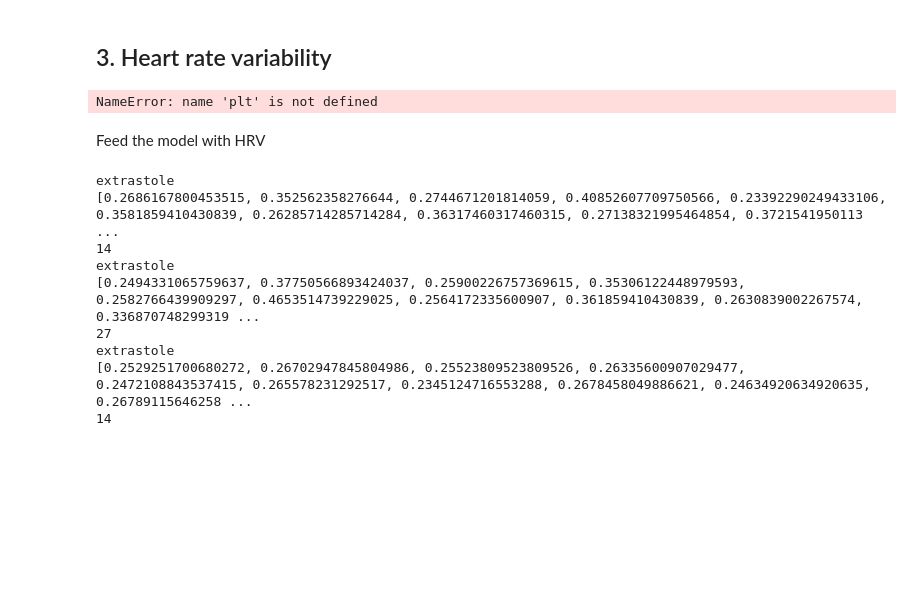
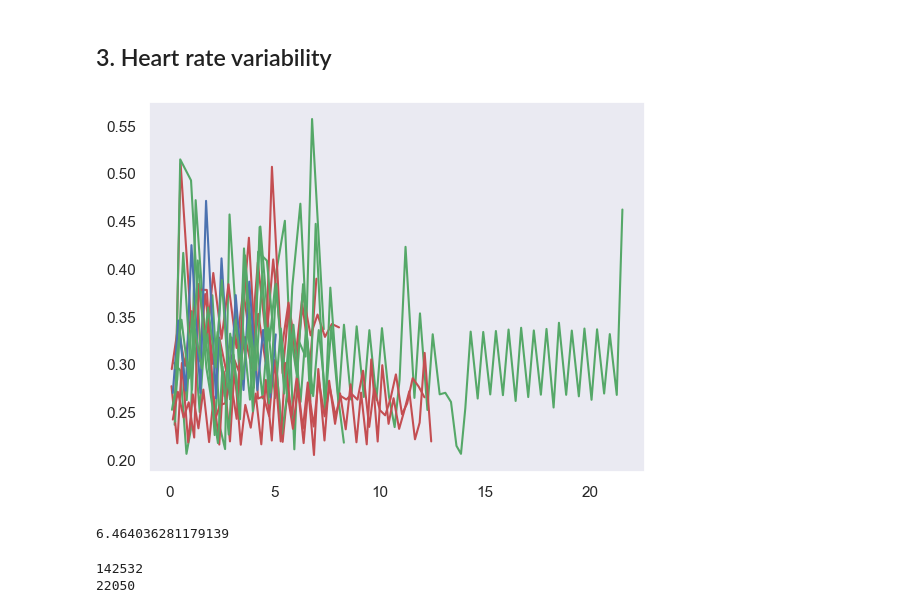
Before and after one commit to NattapolChan/SC1015-PROJECT, a Jupyter notebook: EDA.ipynb, the cells around one changed output. Cells and saved outputs as stored; diff of their text form; code cells hidden in the pictures; blank space fills up the shorter version.

```diff
--- a/EDA.ipynb
+++ b/EDA.ipynb
@@ -216,37 +144,35 @@ All 3 class have similar distribution in BPM. Hence, BPM alone may not be a good
 # %% [markdown]
 ## 3. Heart rate variability
 # %%
-fig, axes = plt.subplots(5,5, figsize=(15, 15))
-fig.tight_layout(w_pad=3.0)
-fig.suptitle('Plot of HRV')
-sb.set_theme(style="dark")
-plt.subplots_adjust(top=0.95)
-for i in range(25):
-    loop = 0
+# fig, axes = plt.subplots(5,5, figsize=(10, 10))
+# fig.tight_layout(w_pad=1.0)
+# fig.suptitle('Plot of HRV')
+# sb.set_theme(style="dark")
+# plt.subplots_adjust(top=0.95)
+for i in range(10):
     index = np.random.randint(len(dataset)-1)
-    label = dataset.metadata['label'][index]
-    axes[i//5, i%5].plot(dataset.metadata['peak-interval-timer'][index], dataset.metadata['peak-interval'][index])
-    axes[i//5, i%5].set_title(f'{label}')
+    while dataset.metadata['duration'][index] < 5 or np.amax(dataset.metadata['peak-interval'][index]) > 1.5:
+        index = np.random.randint(len(dataset)-1)
+    color = 'b'
+    if dataset.metadata['label'][index] == 'murmur':
+        color = 'r'
+    elif dataset.metadata['label'][index] == 'normal':
+        color = 'g'
+    plt.plot(dataset.metadata['peak-interval-timer'][index], dataset.metadata['peak-interval'][index], color)
+    # loop = 0
+    # label = dataset.metadata['label'][index]
+    # axes[i//5, i%5].plot(dataset.metadata['peak-interval-timer'][index], dataset.metadata['peak-interval'][index])
+    # axes[i//5, i%5].set_title(f'{label}')
+    # axes[i//5, i%5].set_xlim([0,5])
 # %% [output]
-NameError: name 'plt' is not defined
+[figure, added]
-# %% [markdown]
-Feed the model with HRV
-# %%
-
-PROJECT_DIR = '/Users/nattapolchanpaisit/Documents/GitHub/Algorithm/SC1015-PROJECT/'
-dataset = set_b_dataset(PROJECT_DIR)
-
-for index in range(3):
-    print(dataset.metadata['label'][index])
-    print(dataset.metadata['peak-interval'][index])
-    print(len(dataset.metadata['peak-interval'][index]))
-# %% [output]
-extrastole
-[0.2686167800453515, 0.352562358276644, 0.2744671201814059, 0.40852607709750566, 0.23392290249433106, 0.3581859410430839, 0.26285714285714284, 0.36317460317460315, 0.27138321995464854, 0.3721541950113 ...
-14
-extrastole
-[0.2494331065759637, 0.37750566893424037, 0.25900226757369615, 0.35306122448979593, 0.2582766439909297, 0.4653514739229025, 0.2564172335600907, 0.361859410430839, 0.2630839002267574, 0.336870748299319 ...
-27
-extrastole
-[0.2529251700680272, 0.26702947845804986, 0.25523809523809526, 0.26335600907029477, 0.2472108843537415, 0.265578231292517, 0.2345124716553288, 0.2678458049886621, 0.24634920634920635, 0.26789115646258 ...
-14
+# %%
+dataset.metadata['duration'][10]
+# %% [output]
+6.464036281179139
+# %%
+print(len(dataset.dataset[10]))
+print(dataset.SR)
+# %% [output]
+142532
+22050
```
Also changed, not shown: parts of 13 cells of this notebook, 7 other files.
